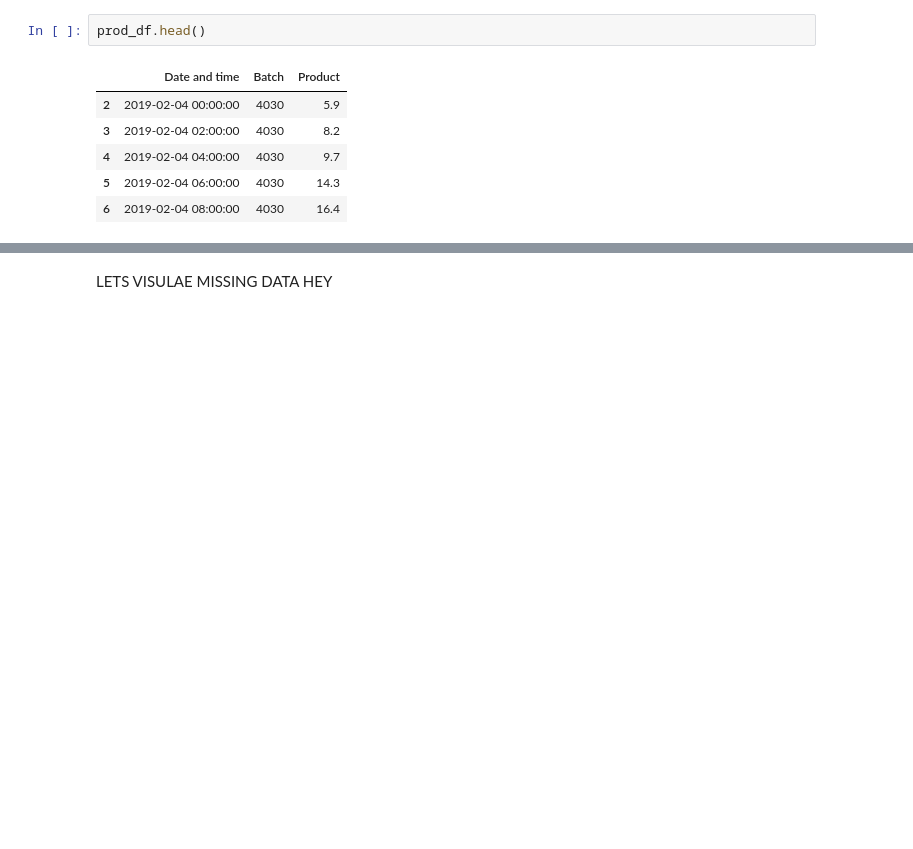
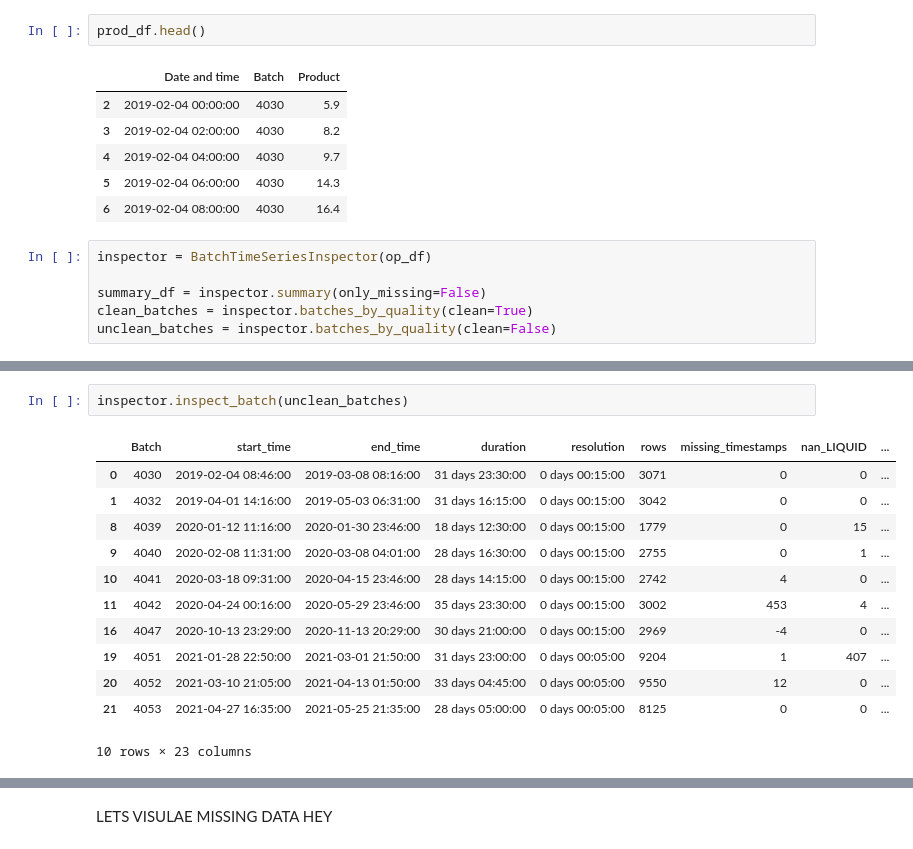
Before and after one commit to RichardFisher1/Applied, a Jupyter notebook: notebooks/Case Study Tasks.ipynb, the cells around one changed output, grey strips where cells are left out. Cells and saved outputs as stored; diff of their text form; blank space fills up the shorter version.

```diff
--- a/notebooks/Case Study Tasks.ipynb
+++ b/notebooks/Case Study Tasks.ipynb
@@ -75,3 +78,9 @@ prod_df.head()
 | 4 | 2019-02-04 04:00:00 | 4030 | 9.7 |
 | 5 | 2019-02-04 06:00:00 | 4030 | 14.3 |
 | 6 | 2019-02-04 08:00:00 | 4030 | 16.4 |
+# %%
+inspector = BatchTimeSeriesInspector(op_df)
+
+summary_df = inspector.summary(only_missing=False)
+clean_batches = inspector.batches_by_quality(clean=True)
+unclean_batches = inspector.batches_by_quality(clean=False)
@@ -77,0 +113,15 @@ prod_df.head()
+# %%
+inspector.inspect_batch(unclean_batches)
+# %% [output]
+|  | Batch | start_time | end_time | duration | resolution | rows | missing_timestamps | nan_LIQUID | ... |
+| 0 | 4030 | 2019-02-04 08:46:00 | 2019-03-08 08:16:00 | 31 days 23:30:00 | 0 days 00:15:00 | 3071 | 0 | 0 | ... |
+| 1 | 4032 | 2019-04-01 14:16:00 | 2019-05-03 06:31:00 | 31 days 16:15:00 | 0 days 00:15:00 | 3042 | 0 | 0 | ... |
+| 8 | 4039 | 2020-01-12 11:16:00 | 2020-01-30 23:46:00 | 18 days 12:30:00 | 0 days 00:15:00 | 1779 | 0 | 15 | ... |
+| 9 | 4040 | 2020-02-08 11:31:00 | 2020-03-08 04:01:00 | 28 days 16:30:00 | 0 days 00:15:00 | 2755 | 0 | 1 | ... |
+| 10 | 4041 | 2020-03-18 09:31:00 | 2020-04-15 23:46:00 | 28 days 14:15:00 | 0 days 00:15:00 | 2742 | 4 | 0 | ... |
+| 11 | 4042 | 2020-04-24 00:16:00 | 2020-05-29 23:46:00 | 35 days 23:30:00 | 0 days 00:15:00 | 3002 | 453 | 4 | ... |
+| 16 | 4047 | 2020-10-13 23:29:00 | 2020-11-13 20:29:00 | 30 days 21:00:00 | 0 days 00:15:00 | 2969 | -4 | 0 | ... |
+| 19 | 4051 | 2021-01-28 22:50:00 | 2021-03-01 21:50:00 | 31 days 23:00:00 | 0 days 00:05:00 | 9204 | 1 | 407 | ... |
+| 20 | 4052 | 2021-03-10 21:05:00 | 2021-04-13 01:50:00 | 33 days 04:45:00 | 0 days 00:05:00 | 9550 | 12 | 0 | ... |
+| 21 | 4053 | 2021-04-27 16:35:00 | 2021-05-25 21:35:00 | 28 days 05:00:00 | 0 days 00:05:00 | 8125 | 0 | 0 | ... |
+10 rows × 23 columns
```
Also changed, not shown: parts of 6 cells of this notebook, 3 other files.
